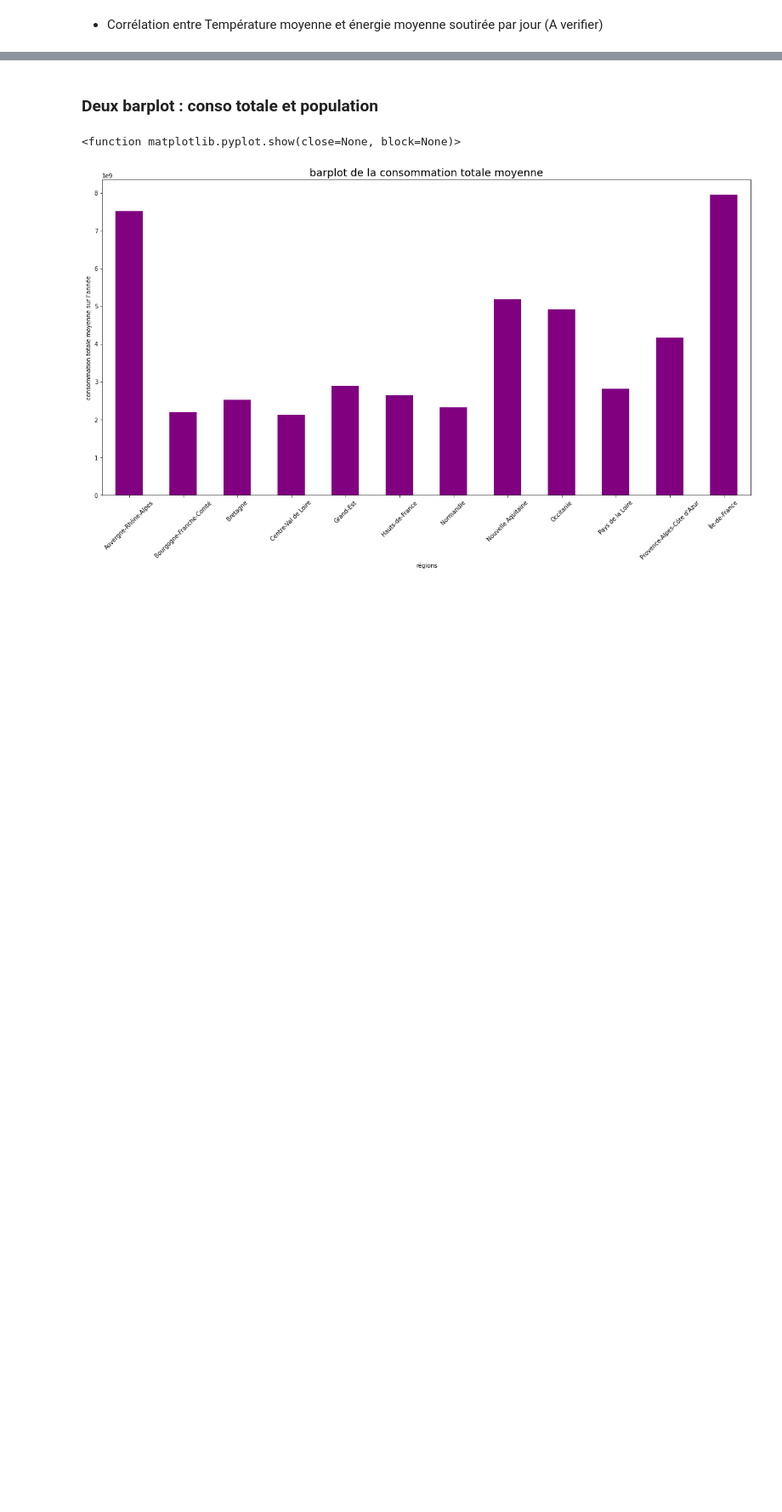
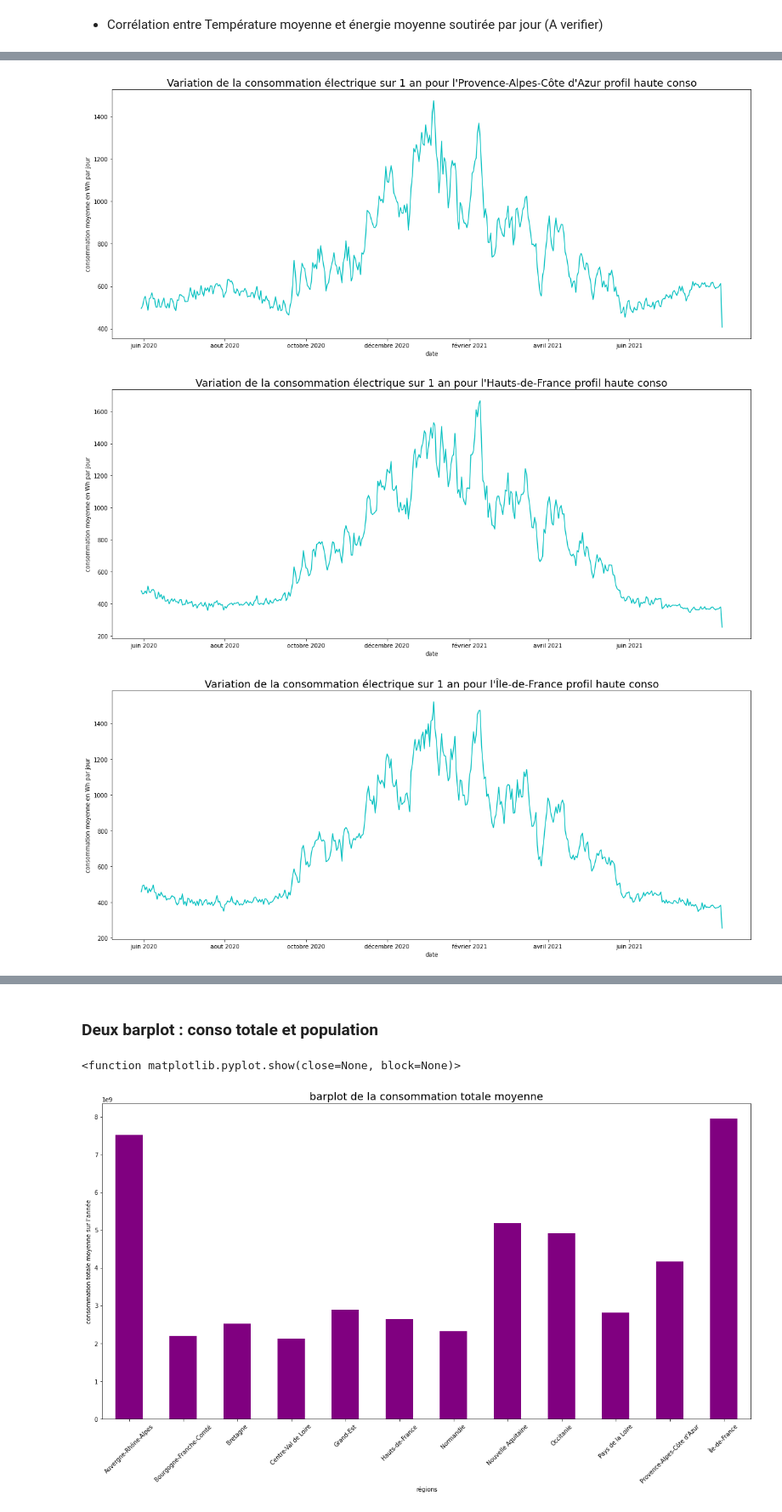
Before and after one commit to cominho/Stat-App, a Jupyter notebook: Stat desc-test.ipynb, the cells around one changed output, grey strips where cells are left out. Shown at 85% size. Cells and saved outputs as stored; diff of their text form; code cells hidden in the pictures; blank space fills up the shorter version.

```diff
--- a/Stat desc-test.ipynb
+++ b/Stat desc-test.ipynb
@@ -166,11 +228,14 @@ corr_total_energie_temperature(basse_conso,"Hauts-de-France")
 # %%
-def conso_day_reg(df,region):
+def conso_day_reg(df,region,type_conso):
     res=df[df["region_x"]==region].groupby("date")["energie_soutiree_moyenne"].mean()
     plt.figure(figsize=(20, 8))
-    plt.plot(res)
+    if type_conso=="haute conso":
+        plt.plot(res,"c")
+    else :
+        plt.plot(res,"blue")
     t2=["2020-06-06","2020-08-06","2020-10-06","2020-12-06","2021-02-06","2021-04-06","2021-06-06"]
     plt.xticks(t2,["juin 2020","aout 2020","octobre 2020","décembre 2020","février 2021","avril 2021","juin 2021"])
     plt.xlabel('date')
     plt.ylabel('consommation moyenne en Wh par jour')
-    plt.title("Variation de la consommation électrique sur 1 an pour l'"+region,size=18)
+    plt.title("Variation de la consommation électrique sur 1 an pour l'"+region+" profil "+type_conso,size=18)
     plt.show
@@ -180,0 +242,12 @@ conso_day_reg(haute_conso,'Hauts-de-France')
+# %%
+conso_day_reg(haute_conso,"Provence-Alpes-Côte d'Azur","haute conso")
+conso_day_reg(haute_conso,'Hauts-de-France',"haute conso")
+conso_day_reg(haute_conso,'Île-de-France',"haute conso")
+
+conso_day_reg(haute_conso,"Provence-Alpes-Côte d'Azur","basse conso")
+conso_day_reg(haute_conso,'Hauts-de-France',"basse conso")
+conso_day_reg(haute_conso,'Île-de-France',"basse conso")
+# %% [output]
+[figure, added]
+[figure, added]
+[figure, added]
```
Also changed, not shown: parts of 35 cells of this notebook.
